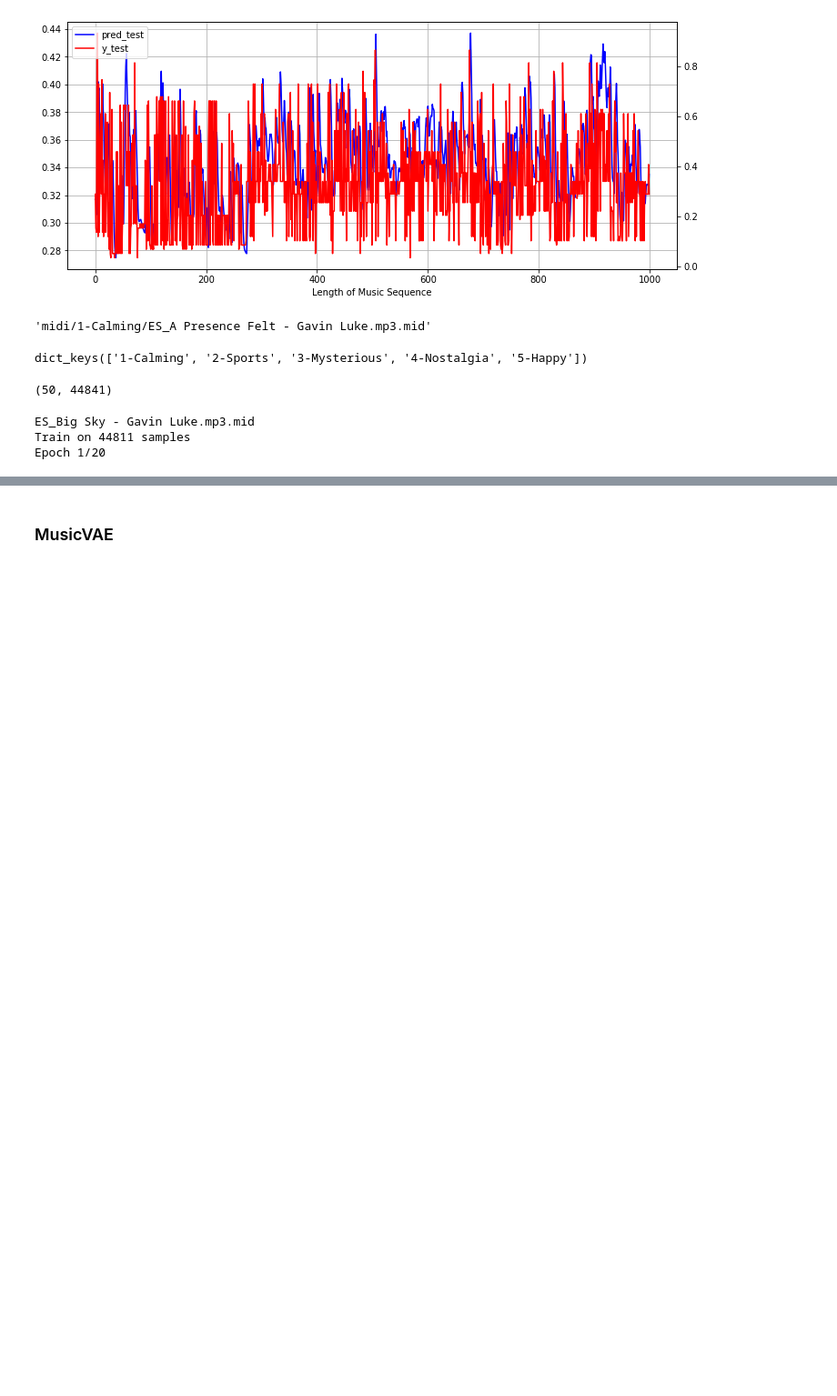
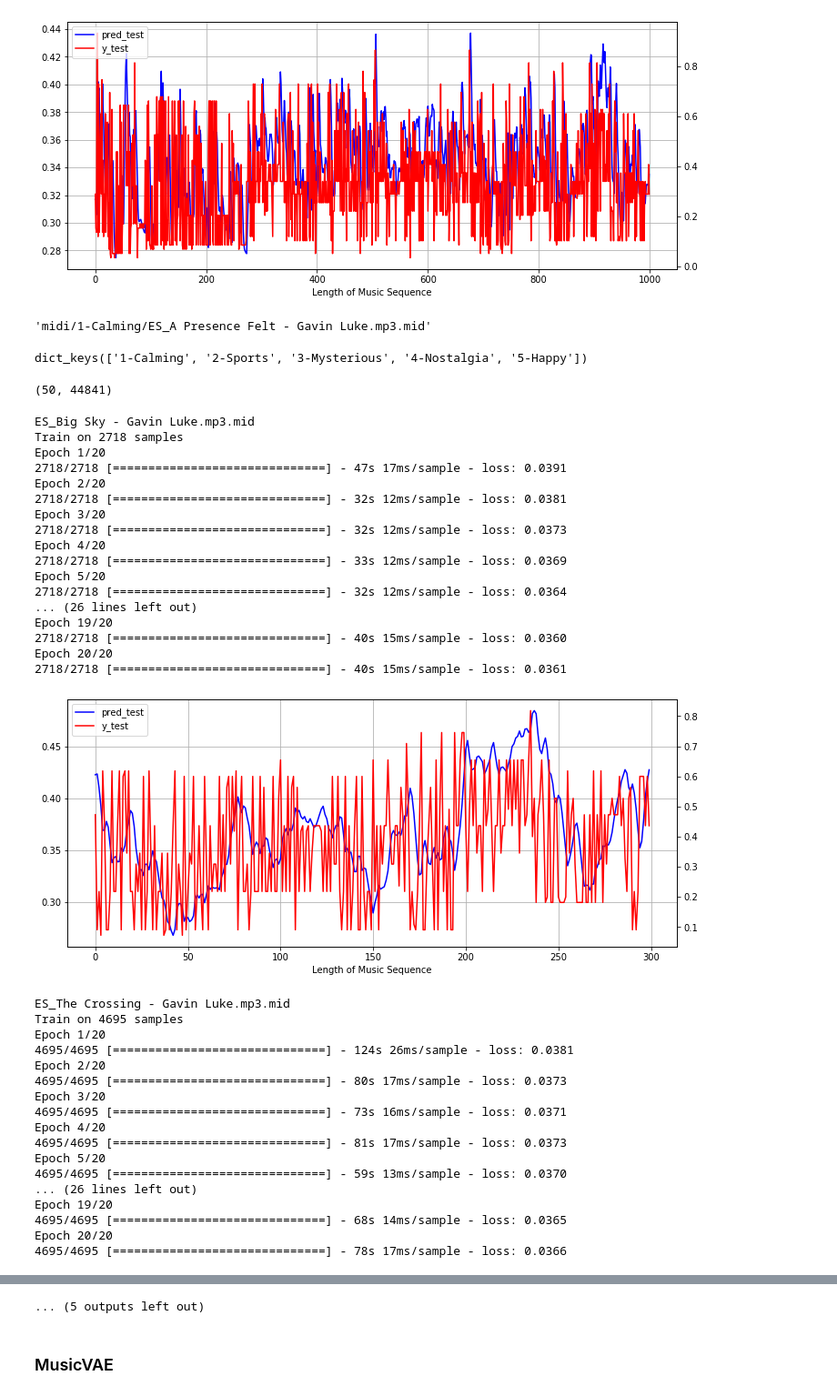
Before and after one commit to ShenSeanChen/4.453-Creative-ML-for-Design, a Jupyter notebook: Muser/Music Generation.ipynb, the cells around one changed output, grey strips where cells are left out. Shown: that part at 91% size. Cells and saved outputs as stored; diff of their text form; code cells hidden in the pictures; blank space fills up the shorter version.

```diff
--- a/Muser/Music Generation.ipynb
+++ b/Muser/Music Generation.ipynb
@@ -109,11 +109,11 @@ for i in range(len(notes)-n_prev):
     X.append(notes[i:i+n_prev])
     y.append(notes[i+n_prev])
 # save a seed to do prediction later
-X_test = X[-1000:]
-y_test = y[-1000:]
+X_test = X[-300:]
+y_test = y[-300:]
 y_test = [note[0] for note in y_test]
-X = X[:-1000]
-y = y[:-1000]
+X = X[:-300]
+y = y[:-300]
 
 print(len(X))
 # %% [output]
@@ -299,7 +299,9 @@ for folder_name in song_dict.keys():
         if song_name != '.DS_Store':
             print(song_name)
 
-            notes = df_X.iloc[i_notes,:].tolist()
+            notes = df_X.iloc[i_notes, :].tolist()
+            notes = [note for note in notes if note !=0]
+
             scaler = MinMaxScaler(feature_range=(0,1))
             scaler.fit(np.array(notes).reshape(-1,1))
             notes = list(scaler.transform(np.array(notes).reshape(-1,1)))
@@ -322,11 +324,11 @@ for folder_name in song_dict.keys():
                 X.append(notes[i:i+n_prev])
                 y.append(notes[i+n_prev])
             # save a seed to do prediction later
-            X_test = X[-1000:]
-            y_test = y[-1000:]
+            X_test = X[-300:]
+            y_test = y[-300:]
             y_test = [note[0] for note in y_test]
-            X_train = X[:-1000]
-            y_train = y[:-1000]
+            X_train = X[:-300]
+            y_train = y[:-300]
 
             ########
             # Define a model
@@ -346,31 +348,63 @@ for folder_name in song_dict.keys():
 
             # train model
             model.fit(np.array(X), np.array(y),
                       32, 20, verbose=1)#, callbacks=[model_save_callback])
             pred_test, pred_note, mse = get_pred(model, X_test, y_test)
 
             plot_pred_seq(pred_test, y_test)
 
             # generate midi files
             mid = MidiFile()
             track = MidiTrack()
             t = 0
             for note in pred_note:
                 # 147 means note_on
                 # 67 is velocity
                 note = np.asarray([147, note, 127])
                 bytes = note.astype(int)
                 msg = Message.from_bytes(bytes[0:3])
                 t += 1
                 msg.time = t
                 track.append(msg)
 
             mid.tracks.append(track)
 
             mid.save('midi_generated/' + folder_name + '/' + song_name + '_gen.mid')
 
             i_notes += 1
 # %% [output]
 ES_Big Sky - Gavin Luke.mp3.mid
-Train on 44811 samples
+Train on 2718 samples
 Epoch 1/20
+2718/2718 [==============================] - 47s 17ms/sample - loss: 0.0391
+Epoch 2/20
+2718/2718 [==============================] - 32s 12ms/sample - loss: 0.0381
+Epoch 3/20
+2718/2718 [==============================] - 32s 12ms/sample - loss: 0.0373
+Epoch 4/20
+2718/2718 [==============================] - 33s 12ms/sample - loss: 0.0369
+Epoch 5/20
+2718/2718 [==============================] - 32s 12ms/sample - loss: 0.0364
+... (26 lines left out)
+Epoch 19/20
+2718/2718 [==============================] - 40s 15ms/sample - loss: 0.0360
+Epoch 20/20
+2718/2718 [==============================] - 40s 15ms/sample - loss: 0.0361
+[figure, added]
+ES_The Crossing - Gavin Luke.mp3.mid
+Train on 4695 samples
+Epoch 1/20
+4695/4695 [==============================] - 124s 26ms/sample - loss: 0.0381
+Epoch 2/20
+4695/4695 [==============================] - 80s 17ms/sample - loss: 0.0373
+Epoch 3/20
+4695/4695 [==============================] - 73s 16ms/sample - loss: 0.0371
+Epoch 4/20
+4695/4695 [==============================] - 81s 17ms/sample - loss: 0.0373
+Epoch 5/20
+4695/4695 [==============================] - 59s 13ms/sample - loss: 0.0370
+... (26 lines left out)
+Epoch 19/20
+4695/4695 [==============================] - 68s 14ms/sample - loss: 0.0365
+Epoch 20/20
+4695/4695 [==============================] - 78s 17ms/sample - loss: 0.0366
@@ -377,2 +484,3 @@ Epoch 1/20
+... (5 outputs left out)
 # %% [markdown]
 ### MusicVAE
```
Also changed, not shown: parts of 1 cell of this notebook, 11 other files.
